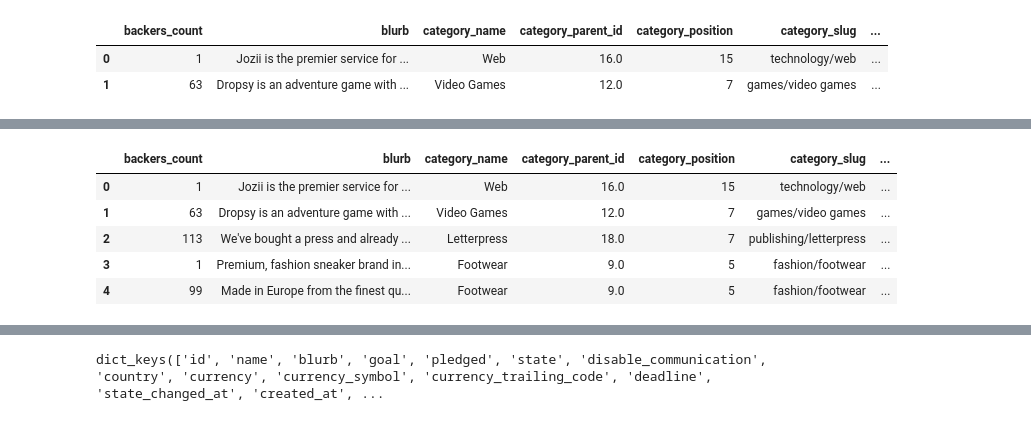
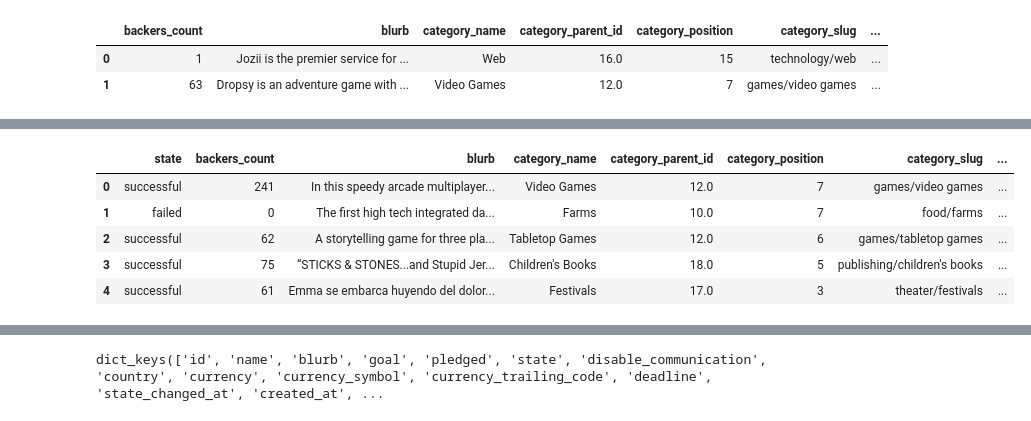
Before and after one commit to stevebachmeier/kickstarter-success-analysis, a Jupyter notebook: 01 Working - Data Import and Cleaning.ipynb, the cells around one changed output, grey strips where cells are left out. Saved outputs shown, nothing was run; the diff lists cells and outputs as text; code cells hidden in the pictures.

```diff
--- a/01 Working - Data Import and Cleaning.ipynb
+++ b/01 Working - Data Import and Cleaning.ipynb
@@ -365,8 +365,6 @@ df00.head(2)
 | 0 | 1 | Jozii is the premier service for ... | Web | 16.0 | 15 | technology/web | ... |
 | 1 | 63 | Dropsy is an adventure game with ... | Video Games | 12.0 | 7 | games/video games | ... |
 # %%
-X, X_v, y, y_v = train_test_split(df00.drop(columns=['state']), df00['state'], )
+X, X_v, y, y_v = train_test_split(df00.drop(columns=['state']),
+                                  df00['state'], test_size=0.2,
+                                  random_state=101)
-# %%
-X = cleaned.drop('Clicked on Ad',axis=1)
-y = cleaned['Clicked on Ad']
-X_train, X_test, y_train, y_test = train_test_split(X, y, test_size=0.10,random_state=101)
@@ -373,12 +431,12 @@ X_train, X_test, y_train, y_test = train_test_split(X, y, test_size=0.10,random_
 # %%
 # Create working dataframe
-df = pd.DataFrame.from_records(json_obj3)
+df = pd.concat([y,X], axis=1).reset_index(drop=True)
 df.head()
 # %% [output]
-|  | backers_count | blurb | category_name | category_parent_id | category_position | category_slug | ... |
-| 0 | 1 | Jozii is the premier service for ... | Web | 16.0 | 15 | technology/web | ... |
-| 1 | 63 | Dropsy is an adventure game with ... | Video Games | 12.0 | 7 | games/video games | ... |
-| 2 | 113 | We've bought a press and already ... | Letterpress | 18.0 | 7 | publishing/letterpress | ... |
-| 3 | 1 | Premium, fashion sneaker brand in... | Footwear | 9.0 | 5 | fashion/footwear | ... |
-| 4 | 99 | Made in Europe from the finest qu... | Footwear | 9.0 | 5 | fashion/footwear | ... |
+|  | state | backers_count | blurb | category_name | category_parent_id | category_position | category_slug | ... |
+| 0 | successful | 241 | In this speedy arcade multiplayer... | Video Games | 12.0 | 7 | games/video games | ... |
+| 1 | failed | 0 | The first high tech integrated da... | Farms | 10.0 | 7 | food/farms | ... |
+| 2 | successful | 62 | A storytelling game for three pla... | Tabletop Games | 12.0 | 6 | games/tabletop games | ... |
+| 3 | successful | 75 | “STICKS & STONES...and Stupid Jer... | Children's Books | 18.0 | 5 | publishing/children's books | ... |
+| 4 | successful | 61 | Emma se embarca huyendo del dolor... | Festivals | 17.0 | 3 | theater/festivals | ... |
 # %%
```
Also changed, not shown: parts of 134 cells of this notebook, 5 other files.
